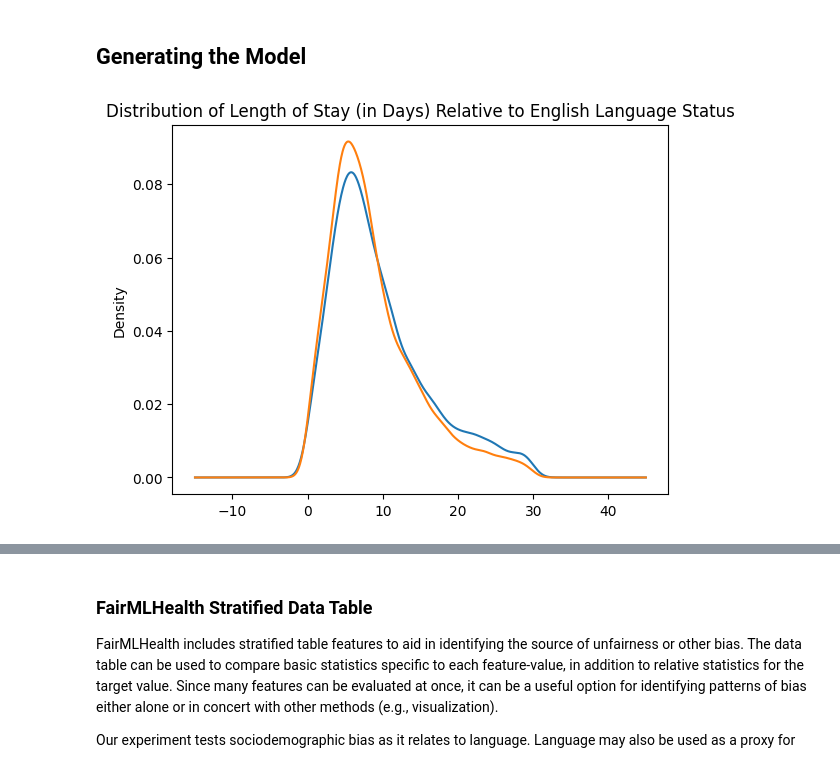
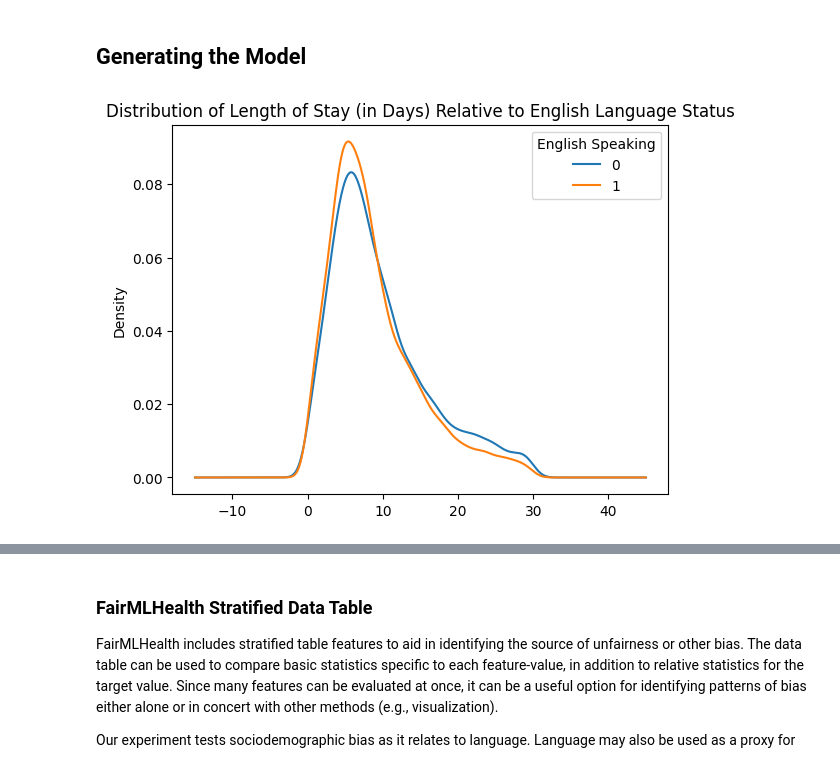
Before and after one commit to syfantid/fairMLHealth, a Jupyter notebook: examples_and_tutorials/Tutorial-EvaluatingFairnessInBinaryClassification.ipynb, the cells around one changed output, grey strips where cells are left out. Drawn from its saved outputs; the diff is of its cells as text; code cells hidden in the pictures.

```diff
--- a/examples_and_tutorials/Tutorial-EvaluatingFairnessInBinaryClassification.ipynb
+++ b/examples_and_tutorials/Tutorial-EvaluatingFairnessInBinaryClassification.ipynb
@@ -150,8 +151,9 @@ display(df.head())
 # %%
 # Display LOS Distributions
 ax = df.groupby('LANGUAGE_ENGL')['length_of_stay'
         ].plot(kind='kde',
                title="Distribution of Length of Stay (in Days) Relative to English Language Status")
+plt.legend(title="English Speaking")
 plt.show()
 # %% [output]
-[figure, old version]
+[figure, new version]
```
Also changed, not shown: parts of 13 cells of this notebook, 39 other files.
